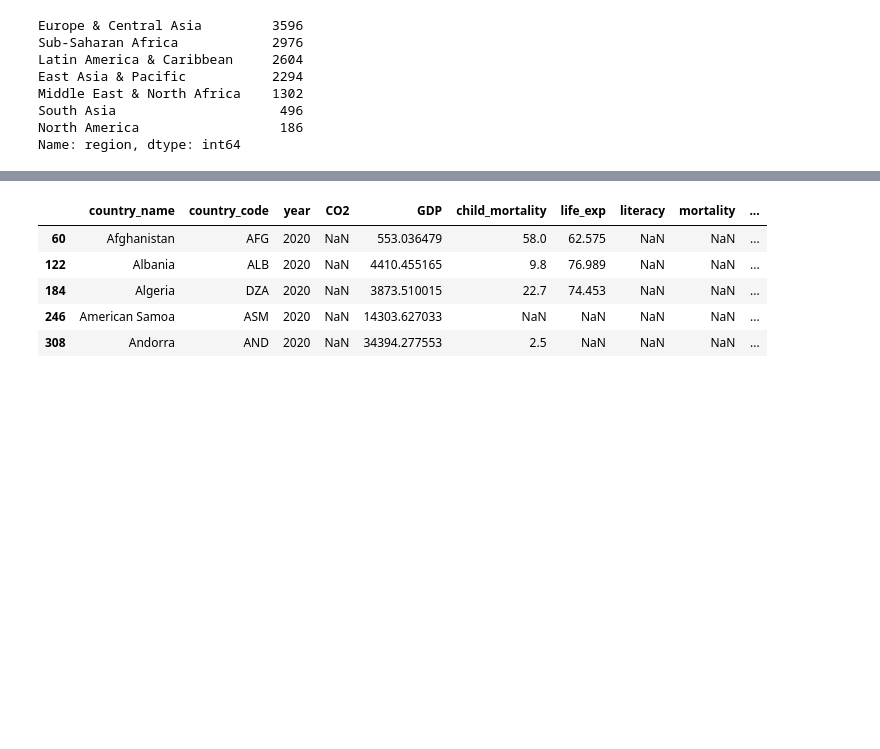
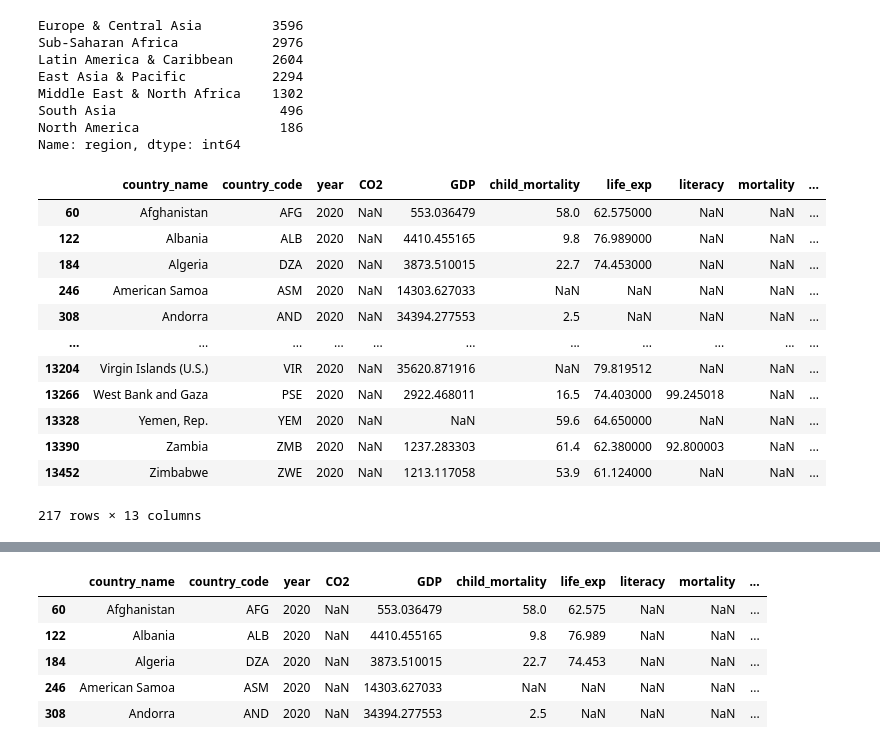
Before and after one commit to skcho13/ds23s, a Jupyter notebook: contents/ignore/others.ipynb, the cells around one changed output, grey strips where cells are left out. Cells and saved outputs as stored; diff of their text form; code cells hidden in the pictures; blank space fills up the shorter version.

```diff
--- a/contents/ignore/others.ipynb
+++ b/contents/ignore/others.ipynb
@@ -83,3 +83,19 @@ Middle East & North Africa    1302
 South Asia                     496
 North America                  186
 Name: region, dtype: int64
+# %%
+wdi_2020
+# %% [output]
+|  | country_name | country_code | year | CO2 | GDP | child_mortality | life_exp | literacy | mortality | ... |
+| 60 | Afghanistan | AFG | 2020 | NaN | 553.036479 | 58.0 | 62.575000 | NaN | NaN | ... |
+| 122 | Albania | ALB | 2020 | NaN | 4410.455165 | 9.8 | 76.989000 | NaN | NaN | ... |
+| 184 | Algeria | DZA | 2020 | NaN | 3873.510015 | 22.7 | 74.453000 | NaN | NaN | ... |
+| 246 | American Samoa | ASM | 2020 | NaN | 14303.627033 | NaN | NaN | NaN | NaN | ... |
+| 308 | Andorra | AND | 2020 | NaN | 34394.277553 | 2.5 | NaN | NaN | NaN | ... |
+| ... | ... | ... | ... | ... | ... | ... | ... | ... | ... | ... |
+| 13204 | Virgin Islands (U.S.) | VIR | 2020 | NaN | 35620.871916 | NaN | 79.819512 | NaN | NaN | ... |
+| 13266 | West Bank and Gaza | PSE | 2020 | NaN | 2922.468011 | 16.5 | 74.403000 | 99.245018 | NaN | ... |
+| 13328 | Yemen, Rep. | YEM | 2020 | NaN | NaN | 59.6 | 64.650000 | NaN | NaN | ... |
+| 13390 | Zambia | ZMB | 2020 | NaN | 1237.283303 | 61.4 | 62.380000 | 92.800003 | NaN | ... |
+| 13452 | Zimbabwe | ZWE | 2020 | NaN | 1213.117058 | 53.9 | 61.124000 | NaN | NaN | ... |
+217 rows × 13 columns
```
Also changed, not shown: parts of 7 cells of this notebook, 28 other files.
